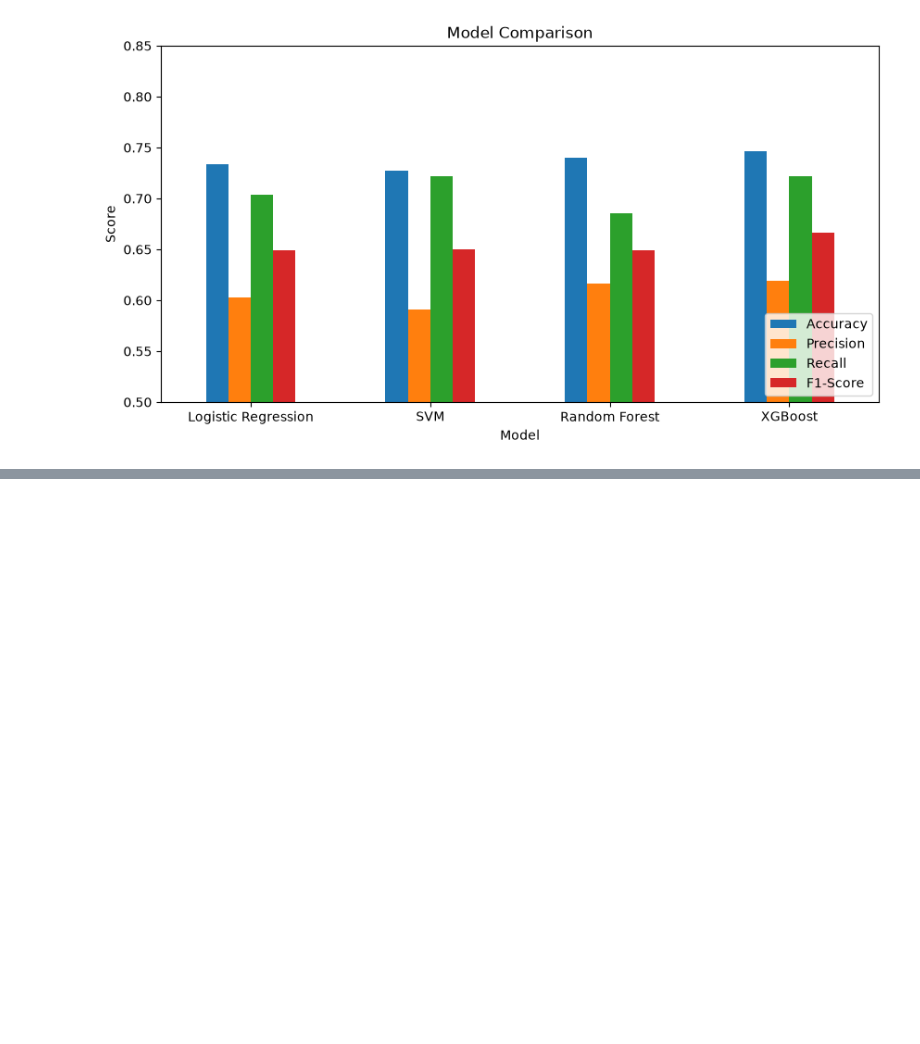
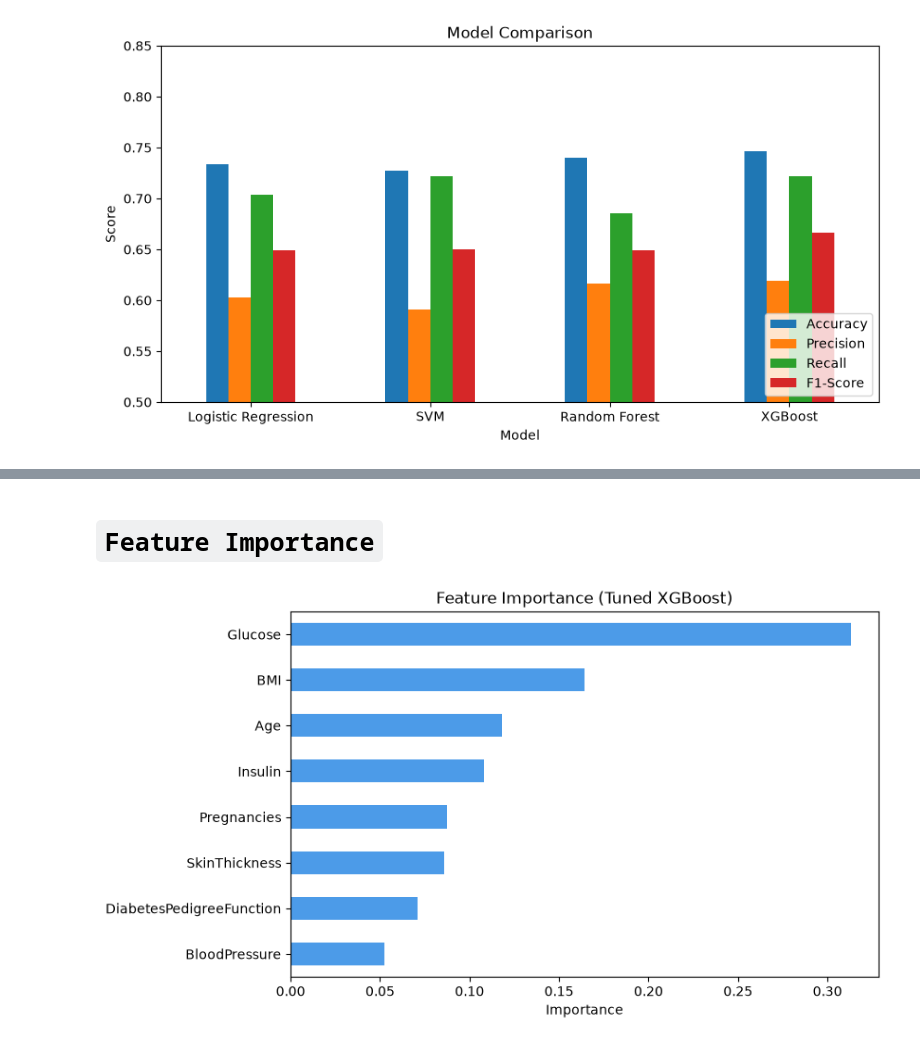
Before and after one commit to mrpaul-10/CodeAlpha_Disease_Prediction, a Jupyter notebook: notebook/Disease_Prediction.ipynb, the cells around one changed output, grey strips where cells are left out. Saved outputs shown, nothing was run; the diff lists cells and outputs as text; code cells hidden in the pictures; blank space fills up the shorter version.

```diff
--- a/notebook/Disease_Prediction.ipynb
+++ b/notebook/Disease_Prediction.ipynb
@@ -406,0 +448,12 @@ plt.show()
+# %%
+param_rf = {
+    "n_estimators": [100, 300],
+    "max_depth": [3, 5, None],
+    "min_samples_leaf": [1, 3, 5]
+}
+
+grid_rf = GridSearchCV(RandomForestClassifier(class_weight="balanced", random_state=42), param_rf, cv=5, scoring="f1")
+grid_rf.fit(X_train, y_train)
+
+print("Best params:", grid_rf.best_params_)
+print("Best CV F1:", grid_rf.best_score_)
@@ -406,0 +483,13 @@ plt.show()
+# %%
+param_xgb = {
+    "max_depth": [2, 3, 4],
+    "learning_rate": [0.03, 0.05, 0.1],
+    "n_estimators": [100, 200, 300]
+}
+
+grid_xgb = GridSearchCV(XGBClassifier(scale_pos_weight=neg_pos, eval_metric="logloss", random_state=42),
+                        param_xgb, cv=5, scoring="f1")
+grid_xgb.fit(X_train, y_train)
+
+print("Best params:", grid_xgb.best_params_)
+print("Best CV F1:", grid_xgb.best_score_)
@@ -406,0 +499,13 @@ plt.show()
+# %%
+best_xgb = grid_xgb.best_estimator_
+y_pred_xgb_t = best_xgb.predict(X_test)
+
+accuracy_xgb_t = accuracy_score(y_test, y_pred_xgb_t)
+precision_xgb_t = precision_score(y_test, y_pred_xgb_t)
+recall_xgb_t = recall_score(y_test, y_pred_xgb_t)
+f1_xgb_t = f1_score(y_test, y_pred_xgb_t)
+
+print("Accuracy:", accuracy_xgb_t)
+print("Precision:", precision_xgb_t)
+print("Recall:", recall_xgb_t)
+print("F1-Score:", f1_xgb_t)
@@ -406,0 +611,11 @@ plt.show()
+# %% [markdown]
+# `Feature Importance`
+# %%
+importance = pd.Series(best_xgb.feature_importances_, index=X_train.columns).sort_values()
+
+importance.plot(kind="barh", color="#4C9BE8", figsize=(8, 5))
+plt.title("Feature Importance (Tuned XGBoost)")
+plt.xlabel("Importance")
+plt.show()
+# %% [output]
+[figure, added]
```
Also changed, not shown: parts of 18 cells of this notebook.
